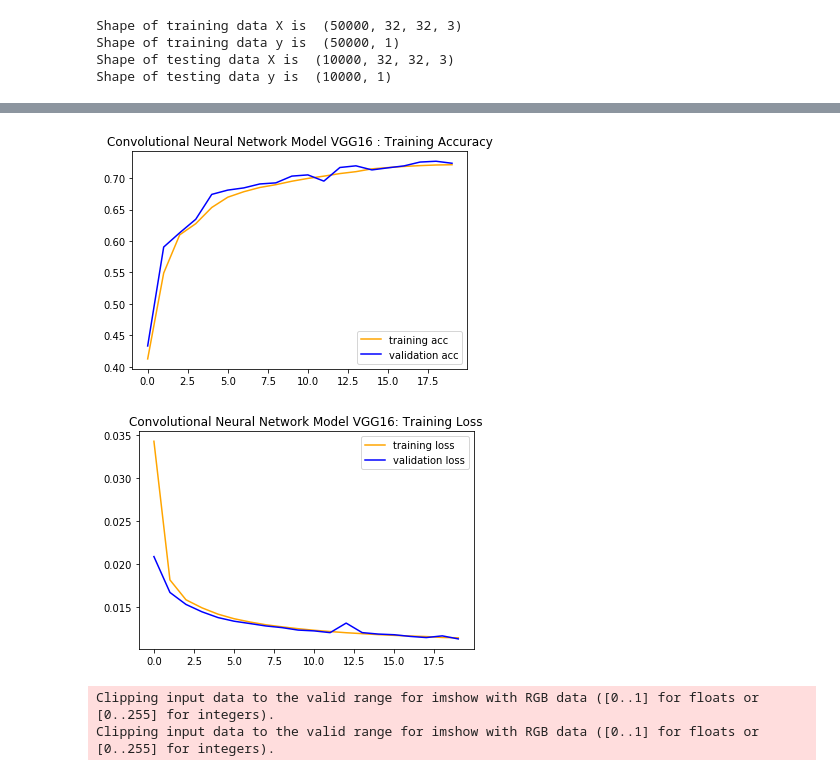
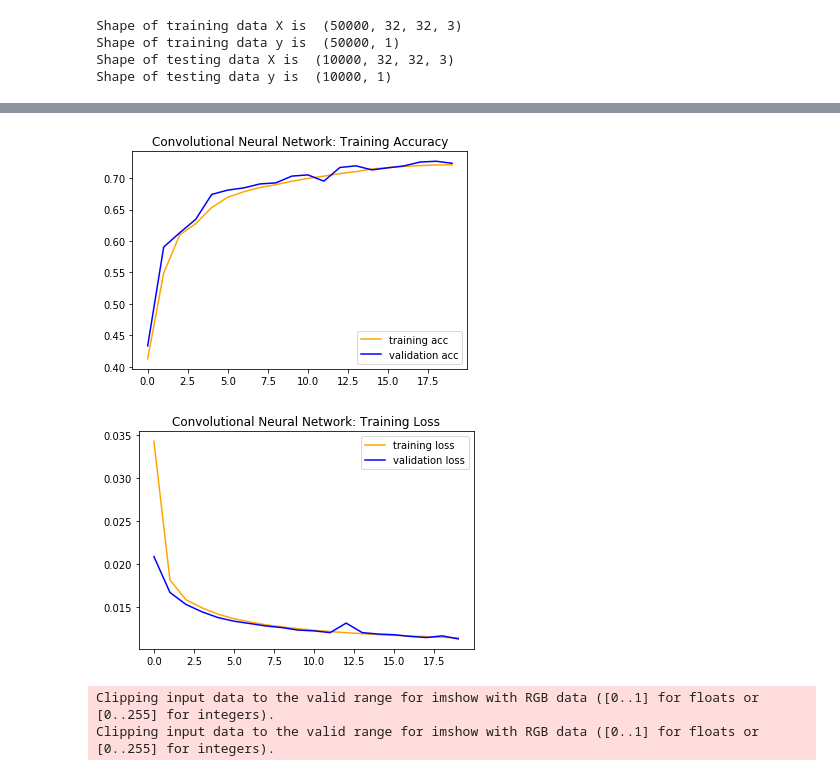
Before and after one commit to yyyyyokoko/NeuralNets590, a Jupyter notebook: homework/hw3_ll1038.ipynb, the cells around one changed output, grey strips where cells are left out. Cells and saved outputs as stored; diff of their text form; code cells hidden in the pictures.

```diff
--- a/homework/hw3_ll1038.ipynb
+++ b/homework/hw3_ll1038.ipynb
@@ -107,26 +107,26 @@ Epoch 20/20
 # %%
 history = pd.DataFrame.from_dict(result_auto.history)
 
 
 acc = history['accuracy']
 val_acc = history['val_accuracy']
 loss = history['loss']
 val_loss = history['val_loss']
 epochs = range(len(acc))
 plt.plot(epochs, acc, '-', color='orange', label='training acc')
 plt.plot(epochs, val_acc, '-', color='blue', label='validation acc')
-plt.title('Convolutional Neural Network Model VGG16 : Training Accuracy')
+plt.title('Convolutional Neural Network: Training Accuracy')
 plt.legend()
 plt.show()
 
 plt.plot(epochs, loss, '-', color='orange', label='training loss')
 plt.plot(epochs, val_loss,  '-', color='blue', label='validation loss')
-plt.title('Convolutional Neural Network Model VGG16: Training Loss')
+plt.title('Convolutional Neural Network: Training Loss')
 plt.legend()
 plt.show()
 # %% [output]
-[figure, old version]
+[figure, new version]
-[figure, old version]
+[figure, new version]
 # %%
 new = autoencoder.predict(x_test)
 
```
